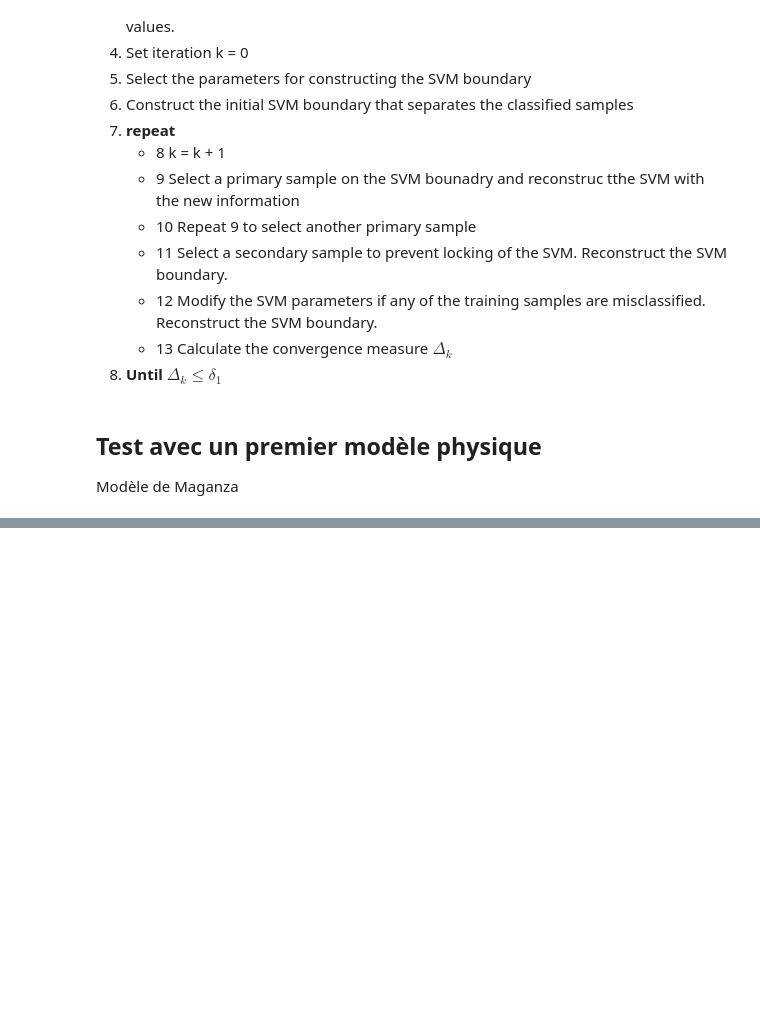
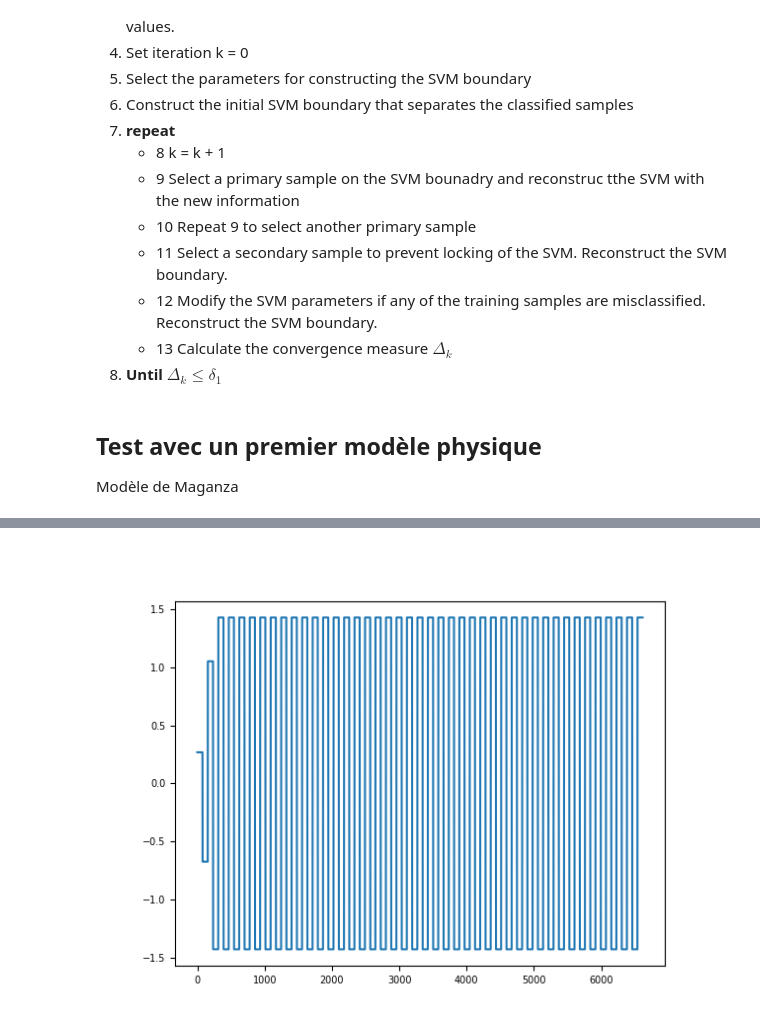
Before and after one commit to ClementineBerger/Auto-oscillations, a Jupyter notebook: mapping.ipynb, the cells around one changed output, grey strips where cells are left out. Saved outputs shown, nothing was run; the diff lists cells and outputs as text; code cells hidden in the pictures; blank space fills up the shorter version.

```diff
--- a/mapping.ipynb
+++ b/mapping.ipynb
@@ -229,0 +275,16 @@ plt.show()
+# %%
+sim_length = 0.3
+sample_rate = 22050
+num_samples = 250
+length_cylinder = 0.6
+celerity = 340
+epsilon = 0.1
+
+gamma, zeta = 0.9, 0.8
+waveform, _ = simulation(sim_length, sample_rate, gamma, zeta, length_cylinder, celerity)
+
+plt.figure()
+plt.plot(waveform)
+plt.show()
+# %% [output]
+[figure, added]
```
Also changed, not shown: parts of 26 cells of this notebook, 13 other files.
